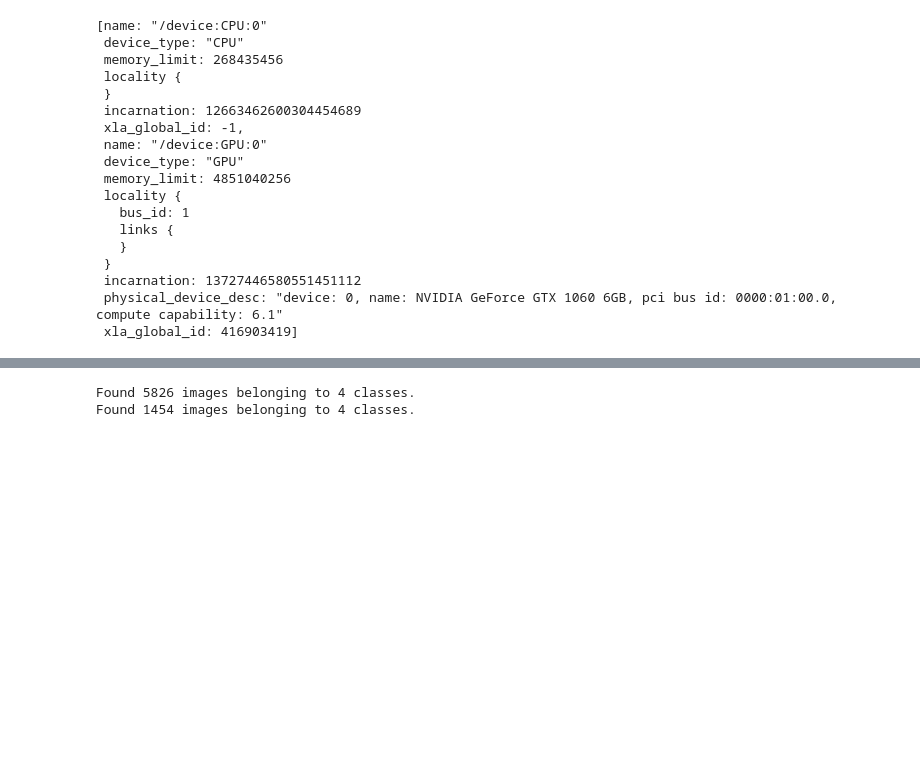
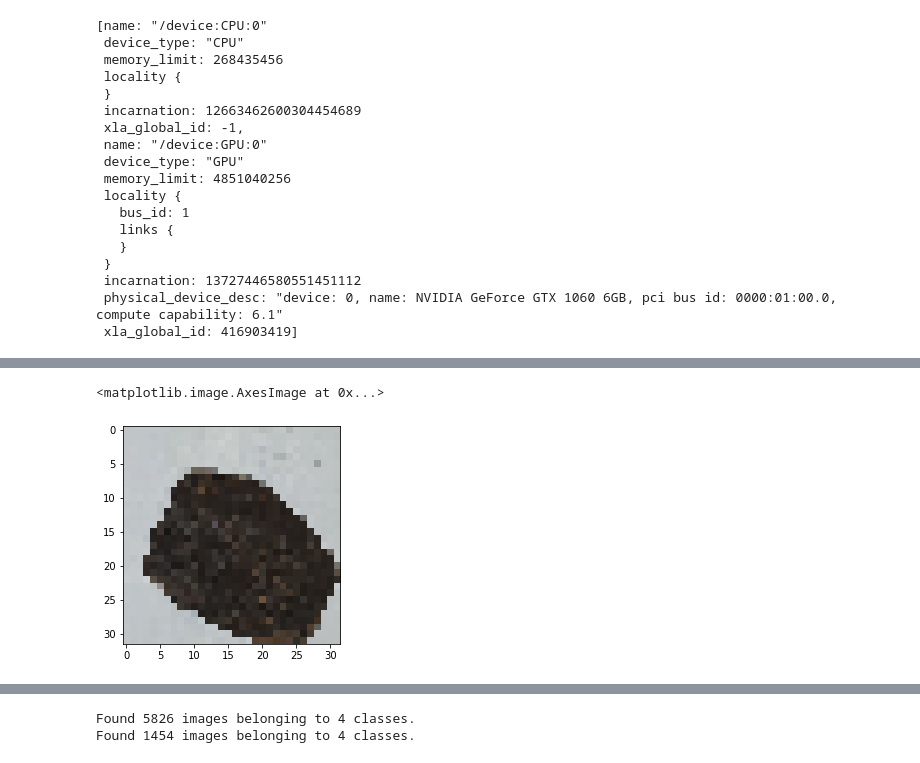
Before and after one commit to hykhhijk/Rock-classifier, a Jupyter notebook: Parameter_search, k-fold.ipynb, the cells around one changed output, grey strips where cells are left out. Drawn from its saved outputs; the diff is of its cells as text; code cells hidden in the pictures; blank space fills up the shorter version.

```diff
--- a/Parameter_search, k-fold.ipynb
+++ b/Parameter_search, k-fold.ipynb
@@ -119,0 +55,5 @@ img = cv2.rotate(X[0], cv2.ROTATE_180)
+# %%
+plt.imshow(X[1])
+# %% [output]
+<matplotlib.image.AxesImage at 0x...>
+[figure, added]
```
Also changed, not shown: parts of 25 cells of this notebook, 3 other files.
